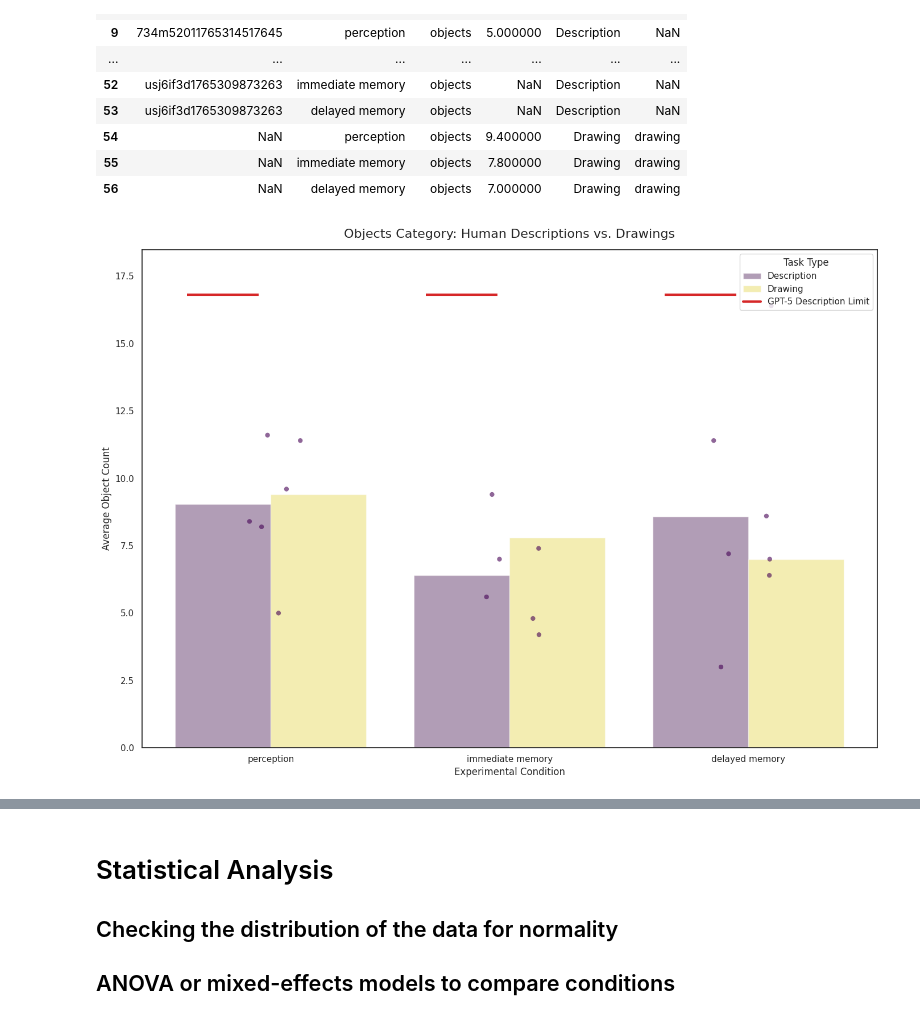
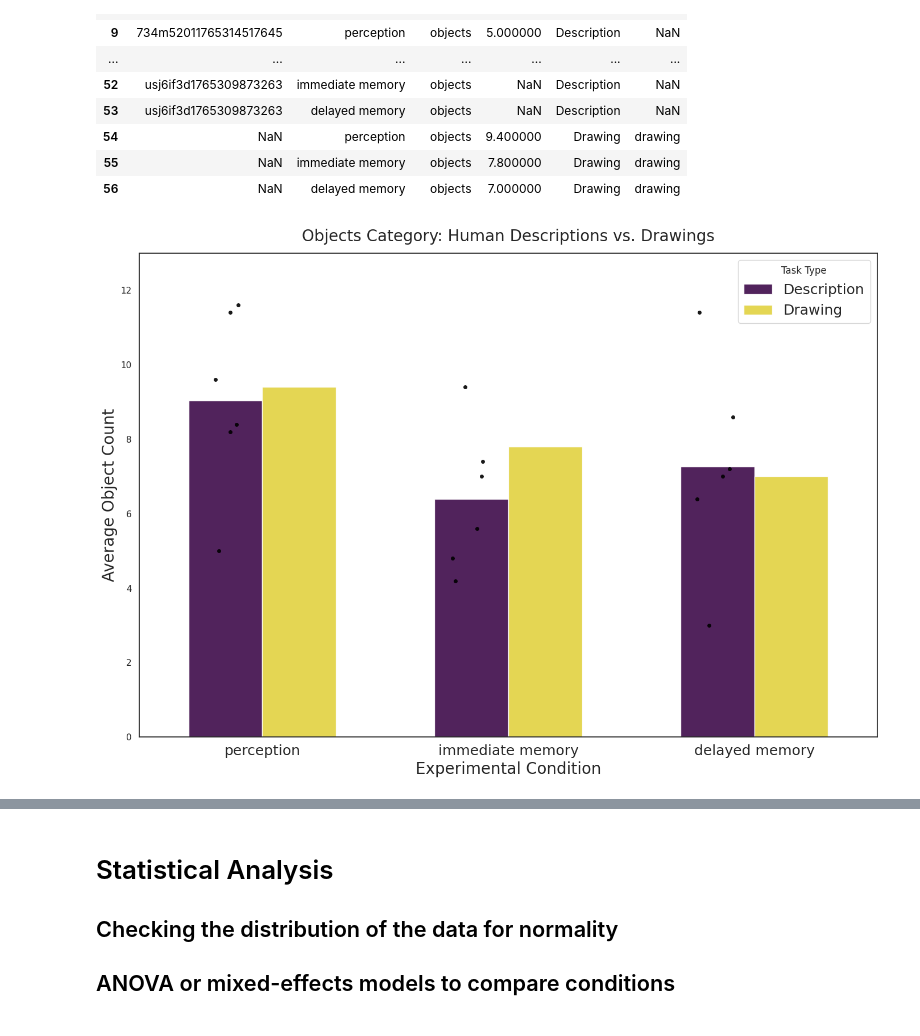
Before and after one commit to AnatKordon/Imagination_in_translation, a Jupyter notebook: analysis/nlp_analysis/comparing_conditions.ipynb, the cells around one changed output, grey strips where cells are left out. Saved outputs shown, nothing was run; the diff lists cells and outputs as text; code cells hidden in the pictures.

```diff
--- a/analysis/nlp_analysis/comparing_conditions.ipynb
+++ b/analysis/nlp_analysis/comparing_conditions.ipynb
@@ -133,7 +167,7 @@ Index(['uid', 'gt', 'session', 'attempt', 'prompt', 'gen', 'subjective_score',
 
 # df_gpt.to_csv("/mnt/hdd/anatkorol/Imagination_in_translation/Data/processed_data/comparing_conditions/gpt_descs.csv", index=False)
 # %%
-selected_columns = ["objects", "spatial_relations", "attr_color", "attr_size", "attr_texture", "camera_aspects"]
+selected_columns = ["objects", "spatial_relations", "attr_color"] # , "attr_size", "attr_texture", "camera_aspects"]
 # %%
 # converting wide to long and adding a count column for the number of items in each category
 # required id columns (adjust if your names differ)
@@ -259,6 +297,8 @@ plt.show()
 import pandas as pd
 import seaborn as sns
 import matplotlib.pyplot as plt
+
+sns.set_theme(style="whitegrid")
 
 # 1. Define the columns of interest
 selected_columns = ["objects", "spatial_relations", "attr_color", "attr_size", "attr_texture"]
@@ -270,7 +310,7 @@ import matplotlib.pyplot as plt
 
 # 1. Select the ID columns and categories
 id_cols = ["condition", "original_name", "gt"]
-selected_columns = ["objects", "spatial_relations", "attr_color", "attr_size", "attr_texture"]
+selected_columns = ["objects", "spatial_relations", "attr_color"] # , "attr_size", "attr_texture"]
 
 # 2. Melt the dataframe to turn columns into rows (Wide to Long)
 long = df_wilma_desc.melt(
@@ -304,7 +344,7 @@ sns.barplot(
     x='category',
     y='count',
     hue='condition',
-    palette='muted'
+    palette='viridis'
 )
 
 plt.title('Drawings descriptions - Average Item Count per Category across Conditions', fontsize=16)
@@ -412,3 +469,6 @@ plt.show()
+# %%
+condition_order = ['perception', 'immediate memory', 'delayed memory']
+long['condition'] = pd.Categorical(long['condition'], categories=condition_order, ordered=True)
 # %%
 import pandas as pd
 import seaborn as sns
@@ -687,8 +892,9 @@ import pandas as pd
 import seaborn as sns
 import matplotlib.pyplot as plt
 
+## this is supposed to be with clean data...
 # 1. choose only 3rd attempt for the plot, as it is the max ability of the participant:
-df_attempt_3 = long_clean[long_clean['attempt'] == 3].copy()
+df_attempt_3 = long[long['attempt'] == 3].copy()
 
 # --- 2. Aggregate per participant/category for Attempt 3 ---
 # Since we filtered for one attempt, .mean() here just handles multiple 'gt' images
@@ -707,8 +913,8 @@ ax = sns.barplot(
     x='category',
     y='count',
     hue='condition',
-    palette='viridis',
-    alpha=0.5,      # Make bars slightly transparent so dots stand out
+    palette=custom_palette,
+    alpha=0.9,      # Make bars slightly transparent so dots stand out
     errorbar=None   # Remove the standard error bars
 )
 
@@ -719,7 +925,7 @@ sns.stripplot(
     y='count',
     hue='condition',
     dodge=True,          # Shift dots to align with the specific bars
-    palette='viridis',
+    palette='magma',
     alpha=0.6,           # Transparency for dots
     jitter=0.2,          # Spread dots horizontally so they don't overlap
     size=4,              # Size of the dots
@@ -890,58 +1100,68 @@ plt.figure(figsize=(14, 10))
 sns.set_theme(style="white")
 
 # --- A. Draw the Comparison Bars ---
 ax = sns.barplot(
     data=comparison_df,
     x='condition',
     y='count',
     hue='Type',
     palette=['#440154', '#fde725'], # Dark purple for Descriptions, Yellow for Drawings
-    alpha=0.4,
-    errorbar=None
+    alpha=0.9,
+    errorbar=None,
+    width=0.6
 )
 
-# --- B. Add Participant Dots (Descriptions only) ---
-# We use the same 'hue' and 'dodge' to align dots with the Description bars
+# 1. Move dots specifically to the Description bar
+# We filter for 'Description' and disable dodge to control position manually
 sns.stripplot(
-    data=human_objs,
+    data=human_objs[human_objs['Type'] == 'Description'],
     x='condition',
     y='count',
-    hue='Type',
-    dodge=True,
-    palette=['#440154'],
-    alpha=0.6,
-    jitter=0.15,
-    size=6,
+    color='black', # Changed to black for visibility as requested previously
+    alpha=0.9,
+    jitter=0.1,
+    size=5,
+    # Manual shift: In a 2-hue bar plot, the left bar is at -0.15
+    # relative to the integer x-coordinate when width is 0.6
+    native_scale=True,
     legend=False
 )
+# Fix for the dot position: we shift the x-axis for the dots
+# Note: In newer Seaborn, we can adjust the collection positions directly
+for collection in ax.collections:
+    if isinstance(collection, plt.matplotlib.collections.PathCollection):
+        offsets = collection.get_offsets()
+        offsets[:, 0] -= 0.15  # Shift dots left to center on the purple bar
+        collection.set_offsets(offsets)
 
 # --- C. Add the GPT Ceiling (Description Upper Limit) ---
 # For 'objects', GPT was ~16.8 in your previous data
 gpt_obj_limit = gpt_ceiling['objects']
 line_width = 0.3  # Width of the individual ceiling caps
 
-# We iterate through the conditions and place a line over the first bar (Description)
-for i in range(len(condition_order)):
-    # In a 2-hue bar plot, the center of the first bar is at i - 0.2
-    x_pos = i - 0.2
-    plt.hlines(
-        y=gpt_obj_limit,
-        xmin=x_pos - line_width/2,
-        xmax=x_pos + line_width/2,
-        color='#d62728', linewidth=3, zorder=5
-    )
+# # We iterate through the conditions and place a line over the first bar (Description)
+# for i in range(len(condition_order)):
+#     # In a 2-hue bar plot, the center of the first bar is at i - 0.2
+#     x_pos = i - 0.2
+#     plt.hlines(
+#         y=gpt_obj_limit,
+#         xmin=x_pos - line_width/2,
+#         xmax=x_pos + line_width/2,
+#         color='#d62728', linewidth=3, zorder=5
+#     )
 
 # Legend entry for the ceiling
-plt.plot([], [], color='#d62728', label='GPT-5 Description Limit', linewidth=3)
+# plt.plot([], [], color='#d62728', label='GPT-5 Description Limit', linewidth=3)
 
 # --- D. Final Polish ---
-plt.title('Objects Category: Human Descriptions vs. Drawings', fontsize=16, pad=15)
-plt.ylabel('Average Object Count', fontsize=12)
-plt.xlabel('Experimental Condition', fontsize=12)
-plt.ylim(0, max(gpt_obj_limit, comparison_df['count'].max()) * 1.1)
-plt.legend(title='Task Type', loc='upper right')
+plt.title('Objects Category: Human Descriptions vs. Drawings', fontsize=20, pad=15)
+plt.ylabel('Average Object Count', fontsize=20)
+plt.xlabel('Experimental Condition', fontsize=20)
+plt.xticks(fontsize=18) # Tick labels (perception, memory, etc.)
+plt.ylim(0, 13)# max(gpt_obj_limit, comparison_df['count'].max()) * 1.1)
+plt.legend(title='Task Type', loc='upper right', fontsize=18)
 
 plt.tight_layout()
 plt.show()
 # %% [output]
-[figure, old version]
+[figure, new version]
```
Also changed, not shown: parts of 31 cells of this notebook, 3 other files.
